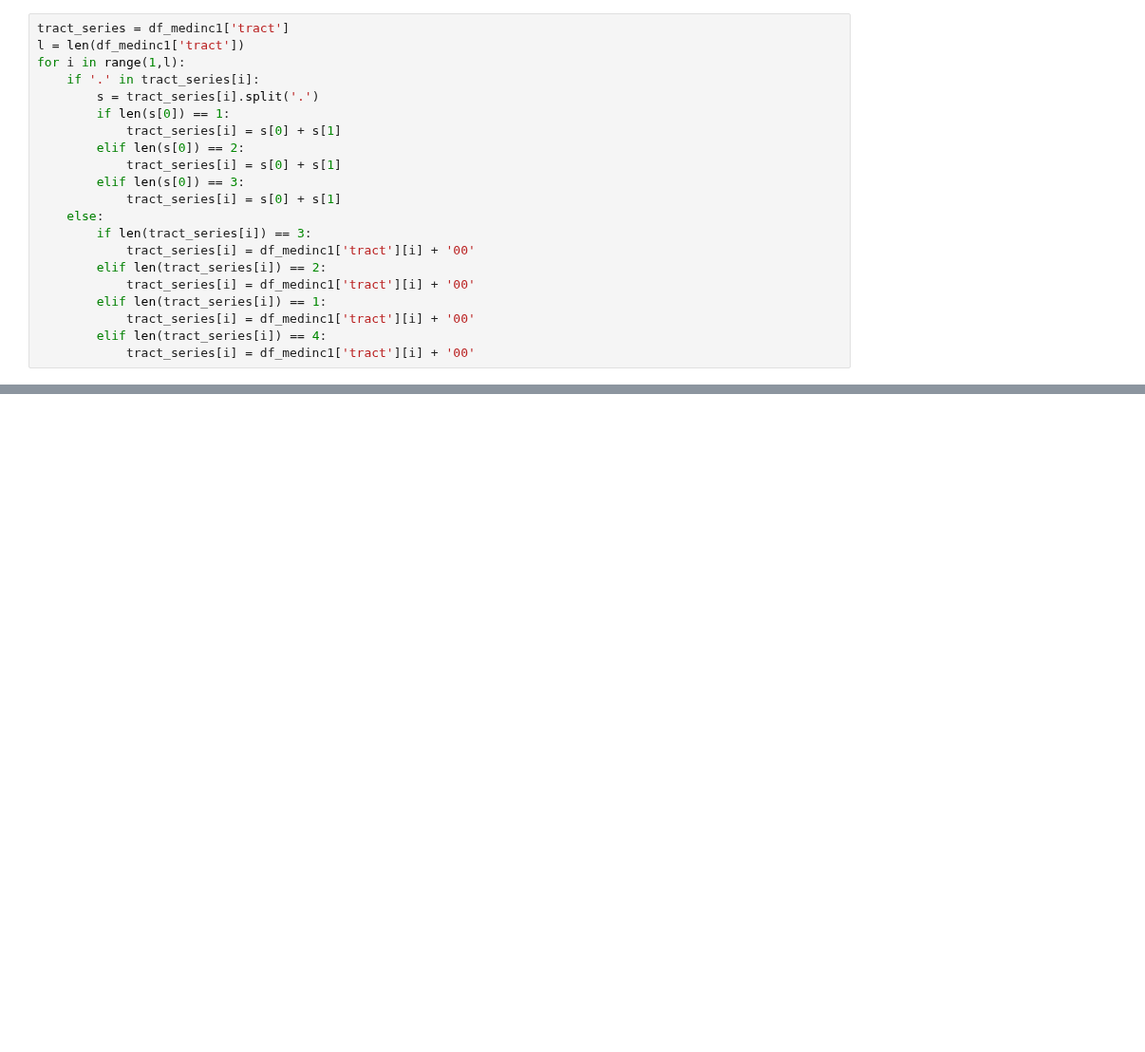
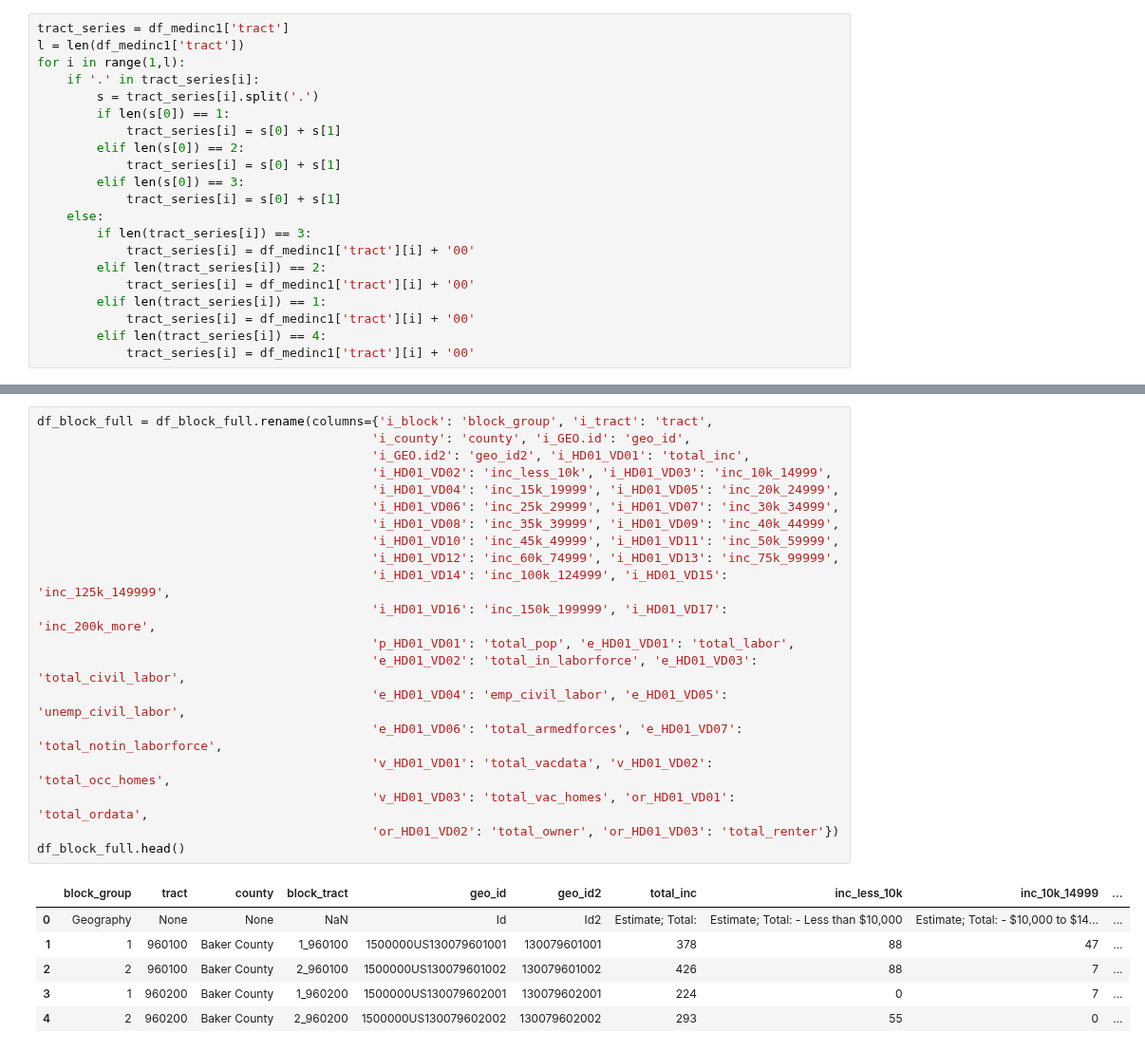
Before and after one commit to asensio-lab/albany-housing-analytics, a Jupyter notebook: census_processing/olivia_census.ipynb, the cells around one changed output, grey strips where cells are left out. Shown at 95% size. Saved outputs shown, nothing was run; the diff lists cells and outputs as text; blank space fills up the shorter version.

```diff
--- a/census_processing/olivia_census.ipynb
+++ b/census_processing/olivia_census.ipynb
@@ -340,0 +496,27 @@ df_land_area1.head(10)
+# %%
+df_block_full = df_block_full.rename(columns={'i_block': 'block_group', 'i_tract': 'tract',
+                                             'i_county': 'county', 'i_GEO.id': 'geo_id',
+                                             'i_GEO.id2': 'geo_id2', 'i_HD01_VD01': 'total_inc',
+                                             'i_HD01_VD02': 'inc_less_10k', 'i_HD01_VD03': 'inc_10k_14999',
+                                             'i_HD01_VD04': 'inc_15k_19999', 'i_HD01_VD05': 'inc_20k_24999',
+                                             'i_HD01_VD06': 'inc_25k_29999', 'i_HD01_VD07': 'inc_30k_34999',
+                                             'i_HD01_VD08': 'inc_35k_39999', 'i_HD01_VD09': 'inc_40k_44999',
+                                             'i_HD01_VD10': 'inc_45k_49999', 'i_HD01_VD11': 'inc_50k_59999',
+                                             'i_HD01_VD12': 'inc_60k_74999', 'i_HD01_VD13': 'inc_75k_99999',
+                                             'i_HD01_VD14': 'inc_100k_124999', 'i_HD01_VD15': 'inc_125k_149999',
+                                             'i_HD01_VD16': 'inc_150k_199999', 'i_HD01_VD17': 'inc_200k_more',
+                                             'p_HD01_VD01': 'total_pop', 'e_HD01_VD01': 'total_labor',
+                                             'e_HD01_VD02': 'total_in_laborforce', 'e_HD01_VD03': 'total_civil_labor',
+                                             'e_HD01_VD04': 'emp_civil_labor', 'e_HD01_VD05': 'unemp_civil_labor',
+                                             'e_HD01_VD06': 'total_armedforces', 'e_HD01_VD07': 'total_notin_laborforce',
+                                             'v_HD01_VD01': 'total_vacdata', 'v_HD01_VD02': 'total_occ_homes',
+                                             'v_HD01_VD03': 'total_vac_homes', 'or_HD01_VD01': 'total_ordata',
+                                             'or_HD01_VD02': 'total_owner', 'or_HD01_VD03': 'total_renter'})
+df_block_full.head()
+# %% [output]
+|  | block_group | tract | county | block_tract | geo_id | geo_id2 | total_inc | inc_less_10k | inc_10k_14999 | ... |
+| 0 | Geography | None | None | NaN | Id | Id2 | Estimate; Total: | Estimate; Total: - Less than $10,000 | Estimate; Total: - $10,000 to $14... | ... |
+| 1 | 1 | 960100 | Baker County | 1_960100 | 1500000US130079601001 | 130079601001 | 378 | 88 | 47 | ... |
+| 2 | 2 | 960100 | Baker County | 2_960100 | 1500000US130079601002 | 130079601002 | 426 | 88 | 7 | ... |
+| 3 | 1 | 960200 | Baker County | 1_960200 | 1500000US130079602001 | 130079602001 | 224 | 0 | 7 | ... |
+| 4 | 2 | 960200 | Baker County | 2_960200 | 1500000US130079602002 | 130079602002 | 293 | 55 | 0 | ... |
```
Also changed, not shown: parts of 48 cells of this notebook, 7 other files.
